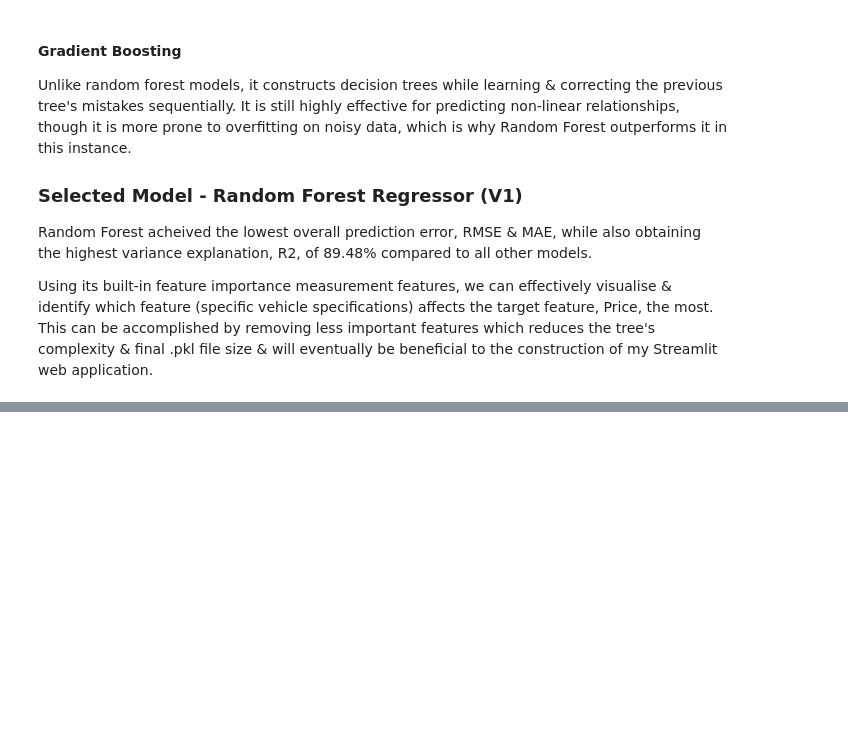
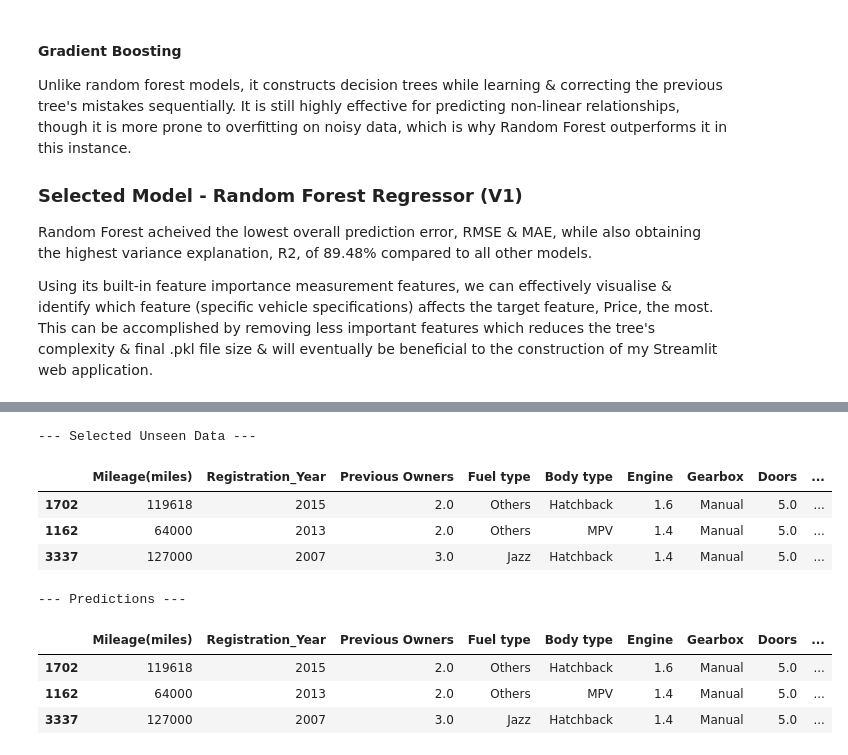
Before and after one commit to CommieDTP/MLDP2026-Used-Car-Price-Prediction, a Jupyter notebook: Car_Prices_Prediction_mldp.ipynb, the cells around one changed output, grey strips where cells are left out. Drawn from its saved outputs; the diff is of its cells as text; code cells hidden in the pictures; blank space fills up the shorter version.

```diff
--- a/Car_Prices_Prediction_mldp.ipynb
+++ b/Car_Prices_Prediction_mldp.ipynb
@@ -717,0 +840,44 @@ Using its built-in feature importance measurement features, we can effectively v
+# %%
+# Predict on unseen data
+# 1) Load dataset again for simulation of new/unseen data
+FILE_PATH = "../datasets/used_cars_UK_ds.csv"
+X_unseen = pd.read_csv(FILE_PATH)
+
+# 2) Obtain 4 random index numbers from X_test (model did not train on test set)
+unseen_test_index = X_test.sample(3, random_state=1500).index
+
+# 3) Draw the 4 randomly selected rows from dataframe
+# Drop important features like Price & title so the model can't reference the answers
+unseen_test_samples = df.loc[unseen_test_index].drop(columns = ['id', 'title', 'Price'], errors = 'ignore').copy()
+
+print("\n--- Selected Unseen Data ---\n")
+display(unseen_test_samples)
+
+# 4) Convert categorical features to numeric using OHE
+X_unseen = pd.get_dummies(unseen_test_samples, drop_first=True, dtype=int)
+
+# 5) Align columns with training data, feature selection further down(important step)
+# If unseen data is missing data, fill null data with 0
+X_unseen_aligned = X_unseen.reindex(columns=X_train.columns, fill_value=0)
+
+# 6) Scale data using robust scaler
+# Used because of extreme outliers like high mileage counts noted in EDA
+X_unseen_scaled = r_scaler.transform(X_unseen_aligned)
+
+# 7) Generate predictions using trained model
+# .best_estimator_ to access the actual model inside the search object
+unseen_test_samples['Predicted Price (£)'] = best_rs_rf_model.predict(X_unseen_scaled).round(2)
+
+print("\n--- Predictions ---\n")
+display(unseen_test_samples)
+# %% [output]
+--- Selected Unseen Data ---
+|  | Mileage(miles) | Registration_Year | Previous Owners | Fuel type | Body type | Engine | Gearbox | Doors | ... |
+| 1702 | 119618 | 2015 | 2.0 | Others | Hatchback | 1.6 | Manual | 5.0 | ... |
+| 1162 | 64000 | 2013 | 2.0 | Others | MPV | 1.4 | Manual | 5.0 | ... |
+| 3337 | 127000 | 2007 | 3.0 | Jazz | Hatchback | 1.4 | Manual | 5.0 | ... |
+--- Predictions ---
+|  | Mileage(miles) | Registration_Year | Previous Owners | Fuel type | Body type | Engine | Gearbox | Doors | ... |
+| 1702 | 119618 | 2015 | 2.0 | Others | Hatchback | 1.6 | Manual | 5.0 | ... |
+| 1162 | 64000 | 2013 | 2.0 | Others | MPV | 1.4 | Manual | 5.0 | ... |
+| 3337 | 127000 | 2007 | 3.0 | Jazz | Hatchback | 1.4 | Manual | 5.0 | ... |
```
Also changed, not shown: parts of 14 cells of this notebook.
